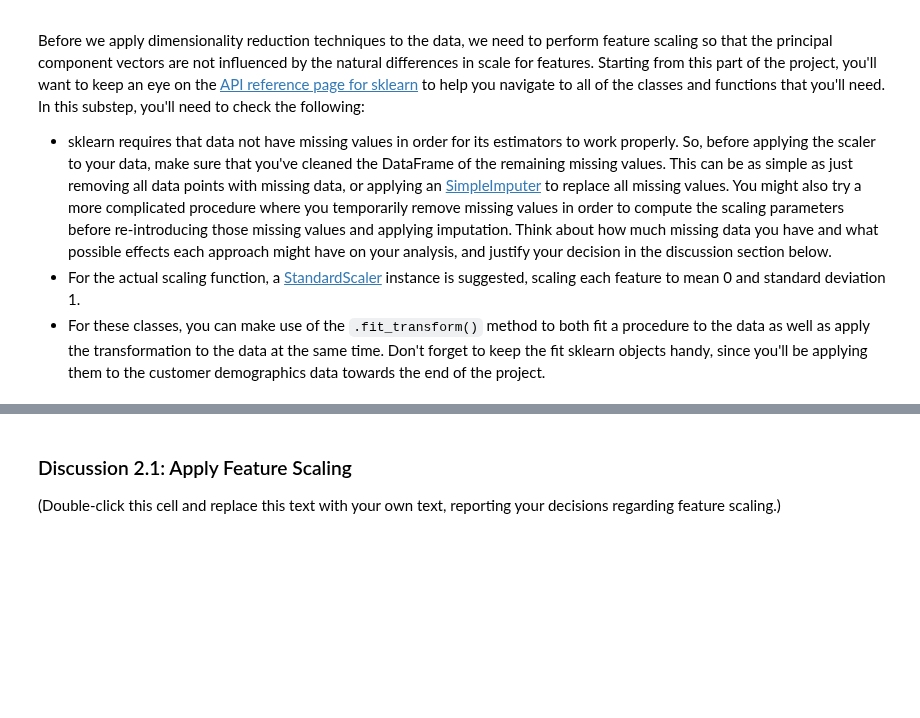
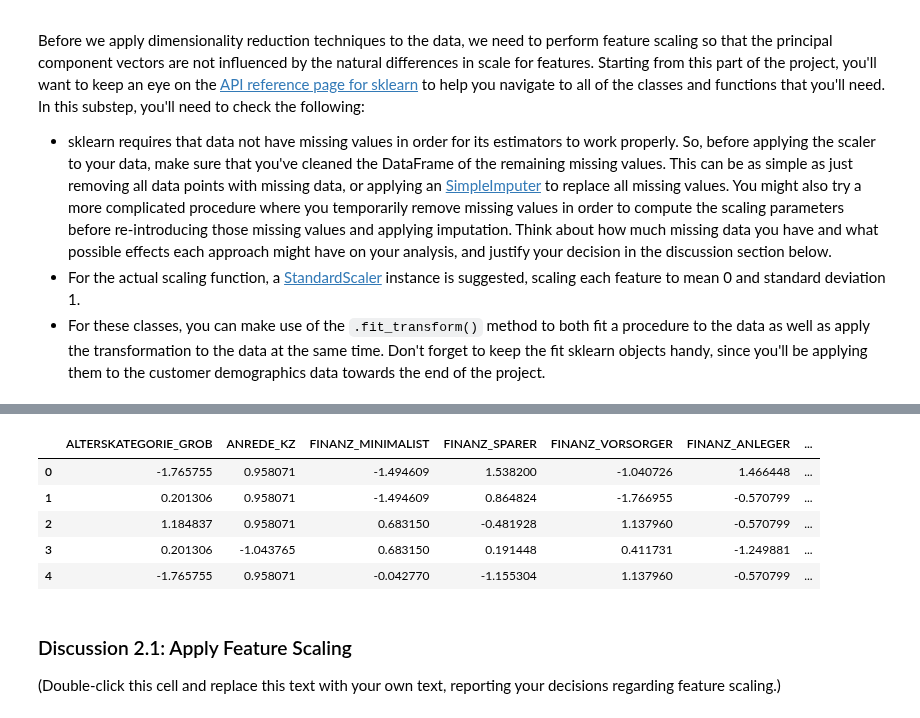
Before and after one commit to kinant/ud-ml-pytorch, a Jupyter notebook: Project 03/identify_customer_segments/Identify_Customer_Segments.ipynb, the cells around one changed output, grey strips where cells are left out. Cells and saved outputs as stored; diff of their text form; code cells hidden in the pictures; blank space fills up the shorter version.

```diff
--- a/Project 03/identify_customer_segments/Identify_Customer_Segments.ipynb
+++ b/Project 03/identify_customer_segments/Identify_Customer_Segments.ipynb
@@ -813,0 +956,6 @@ Before we apply dimensionality reduction techniques to the data, we need to perf
+# %%
+# SimpleImputer
+imputer = SimpleImputer(missing_values=np.nan, strategy="mean")
+imputer = imputer.fit(subset_accept_encoded)
+cln_df = imputer.transform(subset_accept_encoded)
+cln_df = pd.DataFrame(cln_df, columns=subset_accept_encoded.columns)
@@ -814,5 +984,19 @@ Before we apply dimensionality reduction techniques to the data, we need to perf
 # %%
+from sklearn.preprocessing import StandardScaler
+
 # Apply feature scaling to the general population demographics data.
+scaler = StandardScaler()
+df_scaled = scaler.fit_transform(cln_df)
+df_scaled = pd.DataFrame(df_scaled, columns=cln_df.columns)
+# %%
+df_scaled.head()
+# %% [output]
+|  | ALTERSKATEGORIE_GROB | ANREDE_KZ | FINANZ_MINIMALIST | FINANZ_SPARER | FINANZ_VORSORGER | FINANZ_ANLEGER | ... |
+| 0 | -1.765755 | 0.958071 | -1.494609 | 1.538200 | -1.040726 | 1.466448 | ... |
+| 1 | 0.201306 | 0.958071 | -1.494609 | 0.864824 | -1.766955 | -0.570799 | ... |
+| 2 | 1.184837 | 0.958071 | 0.683150 | -0.481928 | 1.137960 | -0.570799 | ... |
+| 3 | 0.201306 | -1.043765 | 0.683150 | 0.191448 | 0.411731 | -1.249881 | ... |
+| 4 | -1.765755 | 0.958071 | -0.042770 | -1.155304 | 1.137960 | -0.570799 | ... |
 # %% [markdown]
 ### Discussion 2.1: Apply Feature Scaling
 
```
Also changed, not shown: parts of 9 cells of this notebook.
